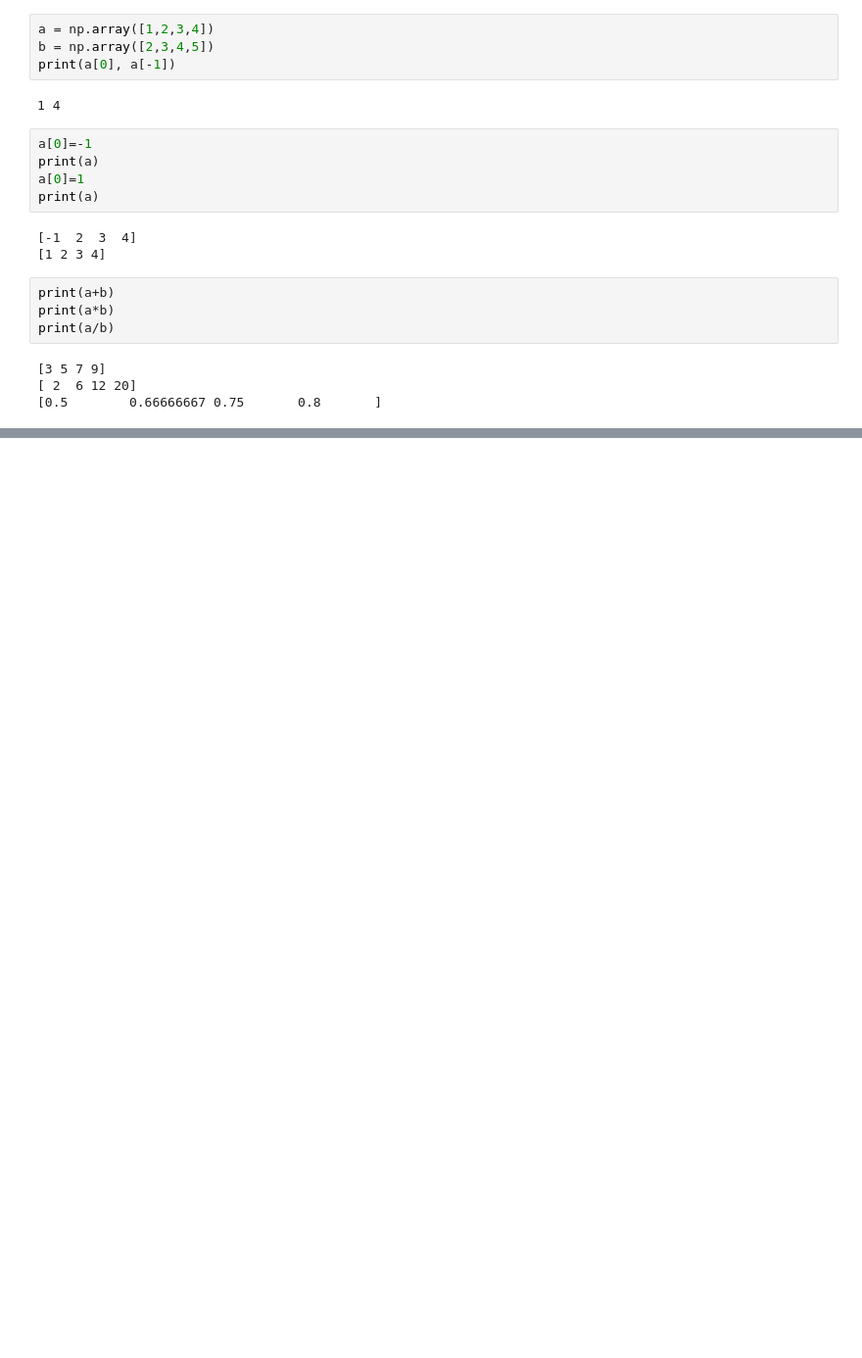
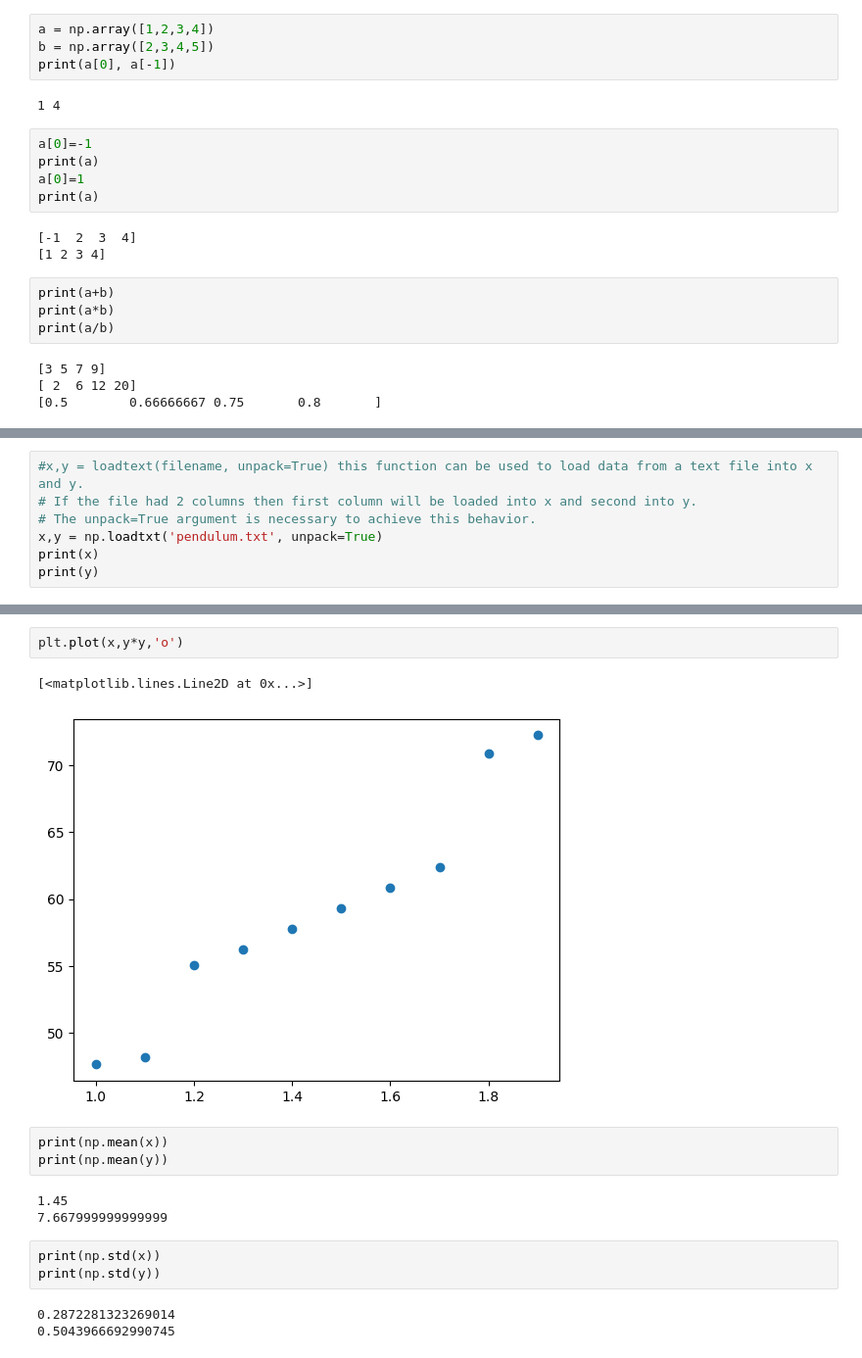
Before and after one commit to ankitmathur111/qriusankit, a Jupyter notebook: Yaksh_fossee/pre_ipynb.ipynb, the cells around one changed output, grey strips where cells are left out. Shown at 98% size. Saved outputs shown, nothing was run; the diff lists cells and outputs as text; blank space fills up the shorter version.

Commit message:
Commit 5: Array read from file and image read from file to numpy array matrix

```diff
--- a/Yaksh_fossee/pre_ipynb.ipynb
+++ b/Yaksh_fossee/pre_ipynb.ipynb
@@ -231,0 +401,7 @@ print(a/b)
+# %%
+#x,y = loadtext(filename, unpack=True) this function can be used to load data from a text file into x and y.
+# If the file had 2 columns then first column will be loaded into x and second into y.
+# The unpack=True argument is necessary to achieve this behavior.
+x,y = np.loadtxt('pendulum.txt', unpack=True)
+print(x)
+print(y)
@@ -231,0 +429,17 @@ print(a/b)
+# %%
+plt.plot(x,y*y,'o')
+# %% [output]
+[<matplotlib.lines.Line2D at 0x...>]
+[figure, added]
+# %%
+print(np.mean(x))
+print(np.mean(y))
+# %% [output]
+1.45
+7.667999999999999
+# %%
+print(np.std(x))
+print(np.std(y))
+# %% [output]
+0.2872281323269014
+0.5043966692990745
```
Also changed, not shown: parts of 43 cells of this notebook, 2 other files.
